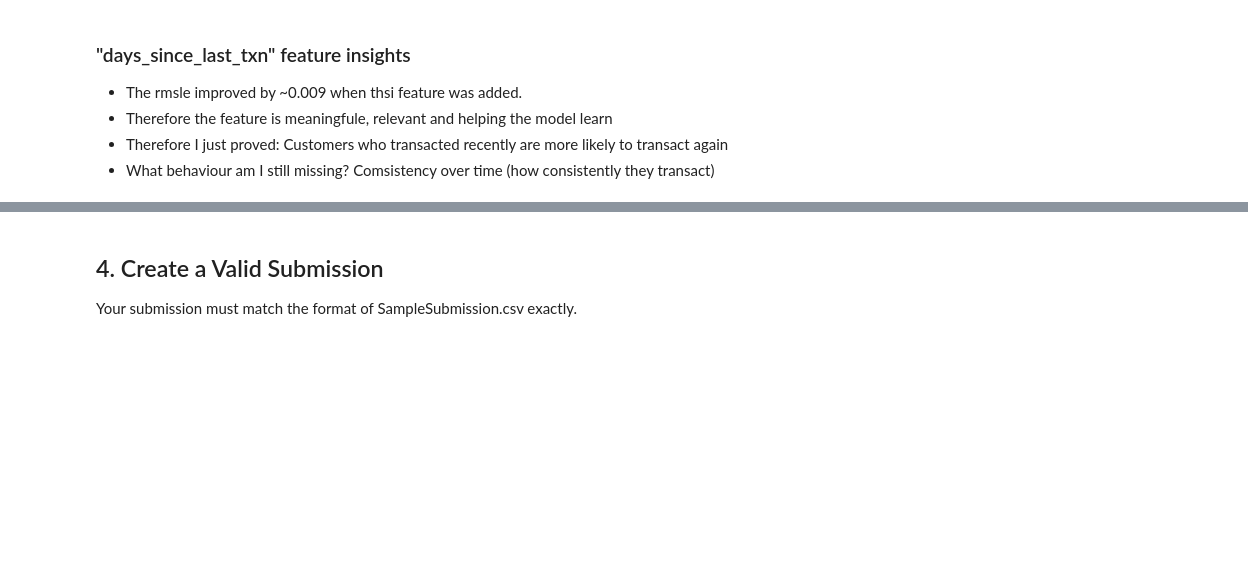
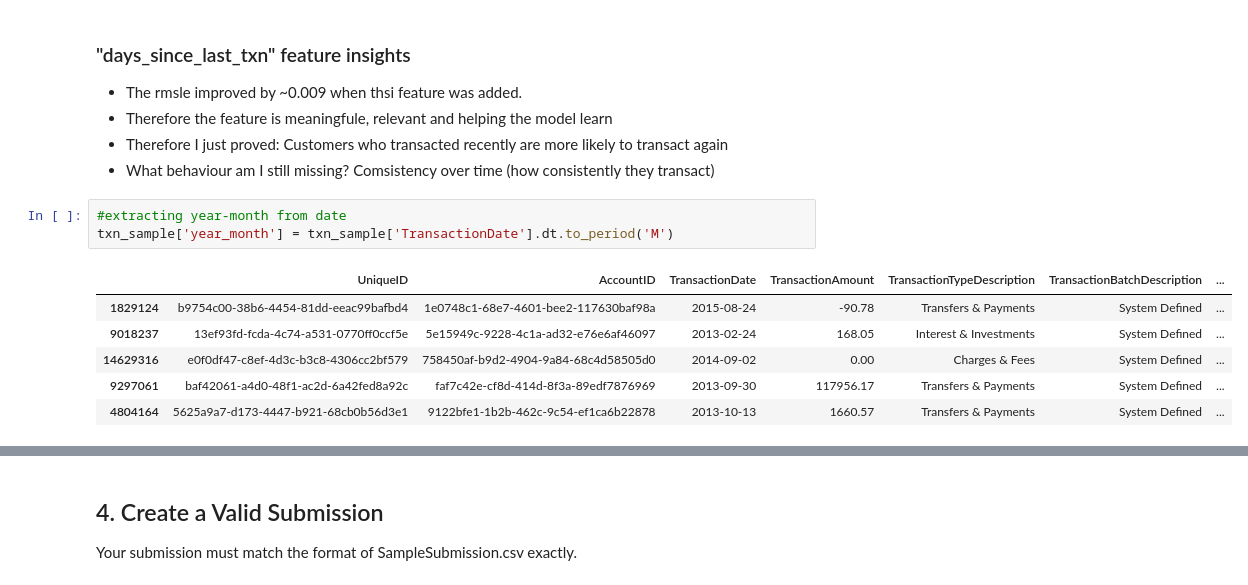
Before and after one commit to LillyB68/nedbank-transaction-forecasting, a Jupyter notebook: notebooks/StarterNotebook.ipynb, the cells around one changed output, grey strips where cells are left out. Cells and saved outputs as stored; diff of their text form; blank space fills up the shorter version.

```diff
--- a/notebooks/StarterNotebook.ipynb
+++ b/notebooks/StarterNotebook.ipynb
@@ -215,3 +215,13 @@ np.float64(0.7272342911501767)
 - Therefore the feature is meaningfule, relevant and helping the model learn
 - Therefore I just proved: Customers who transacted recently are more likely to transact again
 - What behaviour am I still missing? Comsistency over time (how consistently they transact)
+# %%
+#extracting year-month from date
+txn_sample['year_month'] = txn_sample['TransactionDate'].dt.to_period('M')
+# %% [output]
+|  | UniqueID | AccountID | TransactionDate | TransactionAmount | TransactionTypeDescription | TransactionBatchDescription | ... |
+| 1829124 | b9754c00-38b6-4454-81dd-eeac99bafbd4 | 1e0748c1-68e7-4601-bee2-117630baf98a | 2015-08-24 | -90.78 | Transfers & Payments | System Defined | ... |
+| 9018237 | 13ef93fd-fcda-4c74-a531-0770ff0ccf5e | 5e15949c-9228-4c1a-ad32-e76e6af46097 | 2013-02-24 | 168.05 | Interest & Investments | System Defined | ... |
+| 14629316 | e0f0df47-c8ef-4d3c-b3c8-4306cc2bf579 | 758450af-b9d2-4904-9a84-68c4d58505d0 | 2014-09-02 | 0.00 | Charges & Fees | System Defined | ... |
+| 9297061 | baf42061-a4d0-48f1-ac2d-6a42fed8a92c | faf7c42e-cf8d-414d-8f3a-89edf7876969 | 2013-09-30 | 117956.17 | Transfers & Payments | System Defined | ... |
+| 4804164 | 5625a9a7-d173-4447-b921-68cb0b56d3e1 | 9122bfe1-1b2b-462c-9c54-ef1ca6b22878 | 2013-10-13 | 1660.57 | Transfers & Payments | System Defined | ... |
```
Also changed, not shown: parts of 5 cells of this notebook.
